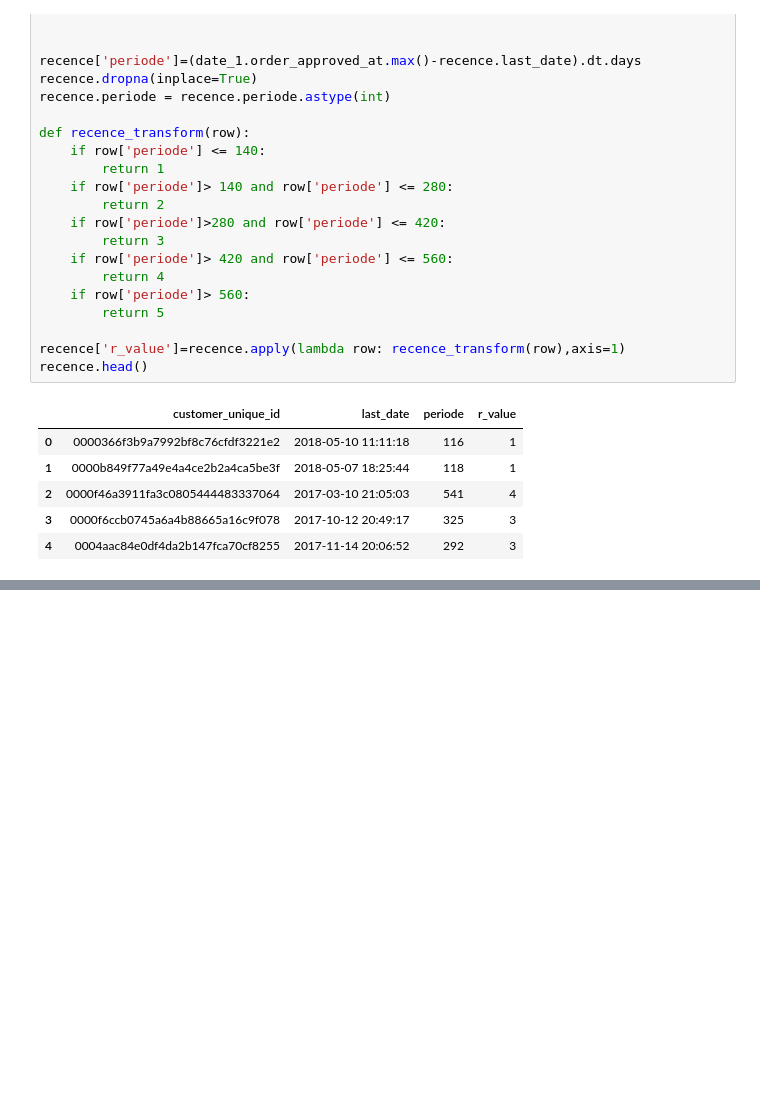
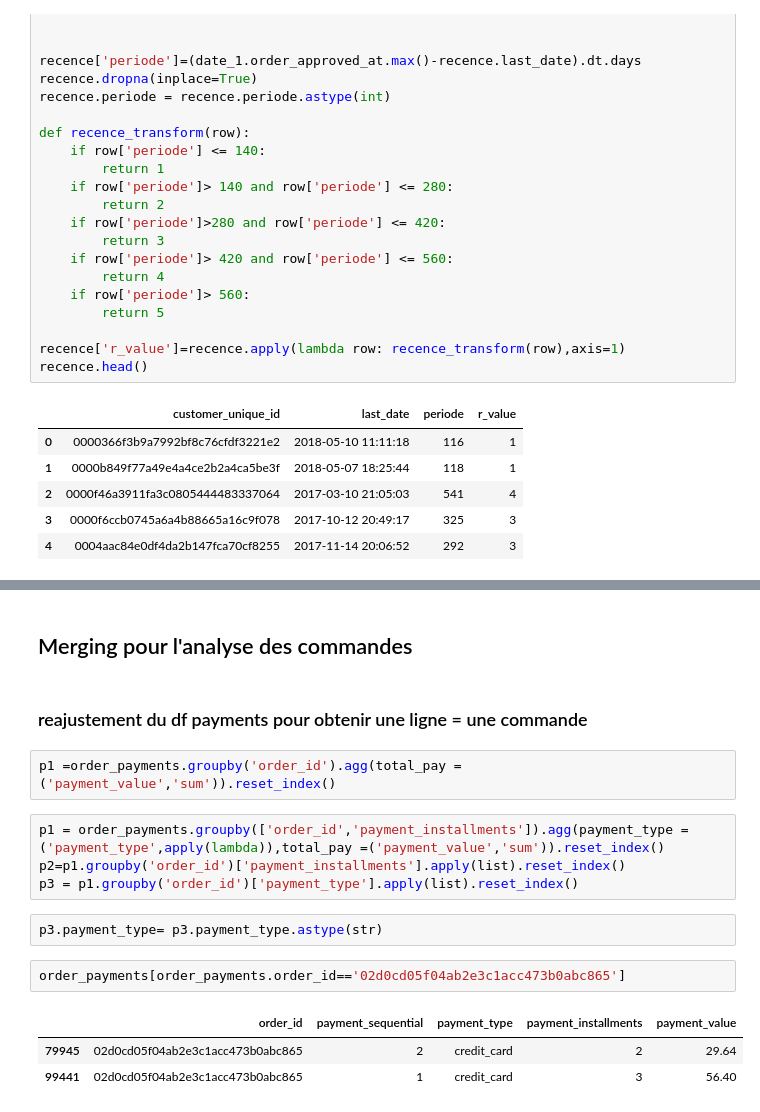
Before and after one commit to Thomas-Dulompont/Segmentation-Client, a Jupyter notebook: notebooks/analyse.ipynb, the cells around one changed output, grey strips where cells are left out. Saved outputs shown, nothing was run; the diff lists cells and outputs as text; blank space fills up the shorter version.

```diff
--- a/notebooks/analyse.ipynb
+++ b/notebooks/analyse.ipynb
@@ -60,0 +78,18 @@ recence.head()
+# %% [markdown]
+## Merging pour l'analyse des commandes
+# %% [markdown]
+### reajustement du df payments pour obtenir une ligne = une commande
+# %%
+p1 =order_payments.groupby('order_id').agg(total_pay =('payment_value','sum')).reset_index()
+# %%
+p1 = order_payments.groupby(['order_id','payment_installments']).agg(payment_type = ('payment_type',apply(lambda)),total_pay =('payment_value','sum')).reset_index()
+p2=p1.groupby('order_id')['payment_installments'].apply(list).reset_index()
+p3 = p1.groupby('order_id')['payment_type'].apply(list).reset_index()
+# %%
+p3.payment_type= p3.payment_type.astype(str)
+# %%
+order_payments[order_payments.order_id=='02d0cd05f04ab2e3c1acc473b0abc865']
+# %% [output]
+|  | order_id | payment_sequential | payment_type | payment_installments | payment_value |
+| 79945 | 02d0cd05f04ab2e3c1acc473b0abc865 | 2 | credit_card | 2 | 29.64 |
+| 99441 | 02d0cd05f04ab2e3c1acc473b0abc865 | 1 | credit_card | 3 | 56.40 |
```
Also changed, not shown: parts of 23 cells of this notebook.
